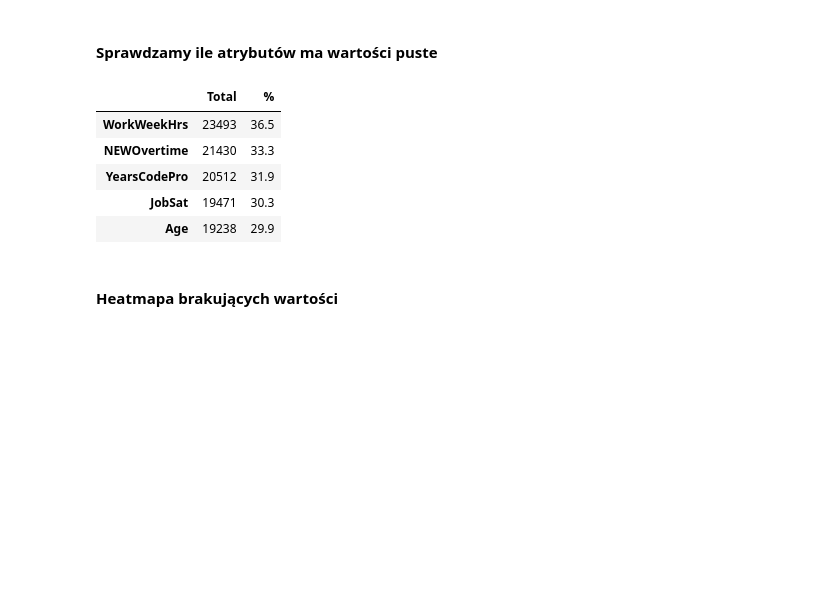
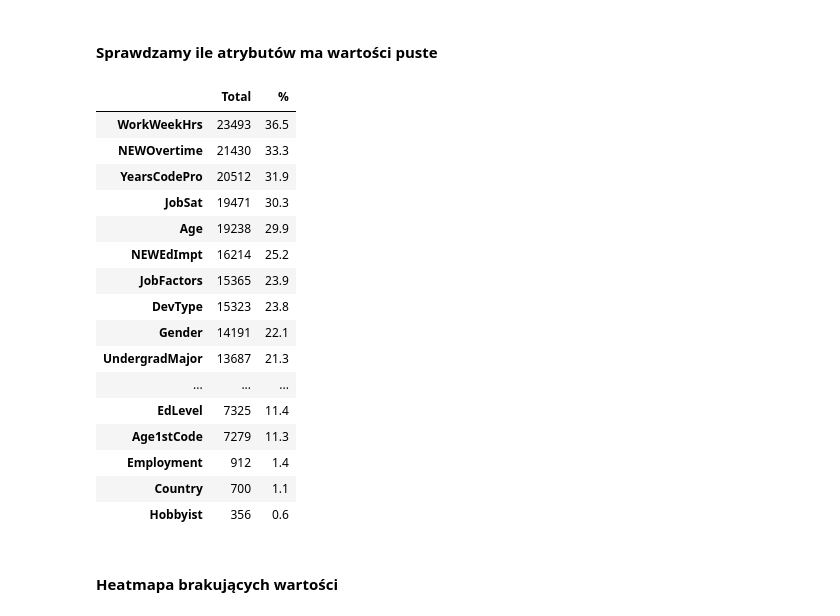
Before and after one commit to Tahimari/siwb_lab_4, a Jupyter notebook: stackoverflow_survey_data_analysis.ipynb, the cells around one changed output. Cells and saved outputs as stored; diff of their text form; code cells hidden in the pictures; blank space fills up the shorter version.

```diff
--- a/stackoverflow_survey_data_analysis.ipynb
+++ b/stackoverflow_survey_data_analysis.ipynb
@@ -327,16 +461,27 @@ data.sample(10)
 # %%
 total = data.isnull().sum().sort_values(ascending=False)
 percent_1 = data.isnull().sum()/data.isnull().count()*100
 percent_2 = (round(percent_1, 1)).sort_values(ascending=False)
 missing_data = pd.concat([total, percent_2], axis=1, keys=['Total', '%'])
-missing_data.head(5)
+missing_data
 # %% [output]
 |  | Total | % |
 | WorkWeekHrs | 23493 | 36.5 |
 | NEWOvertime | 21430 | 33.3 |
 | YearsCodePro | 20512 | 31.9 |
 | JobSat | 19471 | 30.3 |
 | Age | 19238 | 29.9 |
+| NEWEdImpt | 16214 | 25.2 |
+| JobFactors | 15365 | 23.9 |
+| DevType | 15323 | 23.8 |
+| Gender | 14191 | 22.1 |
+| UndergradMajor | 13687 | 21.3 |
+| ... | ... | ... |
+| EdLevel | 7325 | 11.4 |
+| Age1stCode | 7279 | 11.3 |
+| Employment | 912 | 1.4 |
+| Country | 700 | 1.1 |
+| Hobbyist | 356 | 0.6 |
 # %% [markdown]
 #### Heatmapa brakujących wartości
 # %%
```
Also changed, not shown: parts of 31 cells of this notebook.
